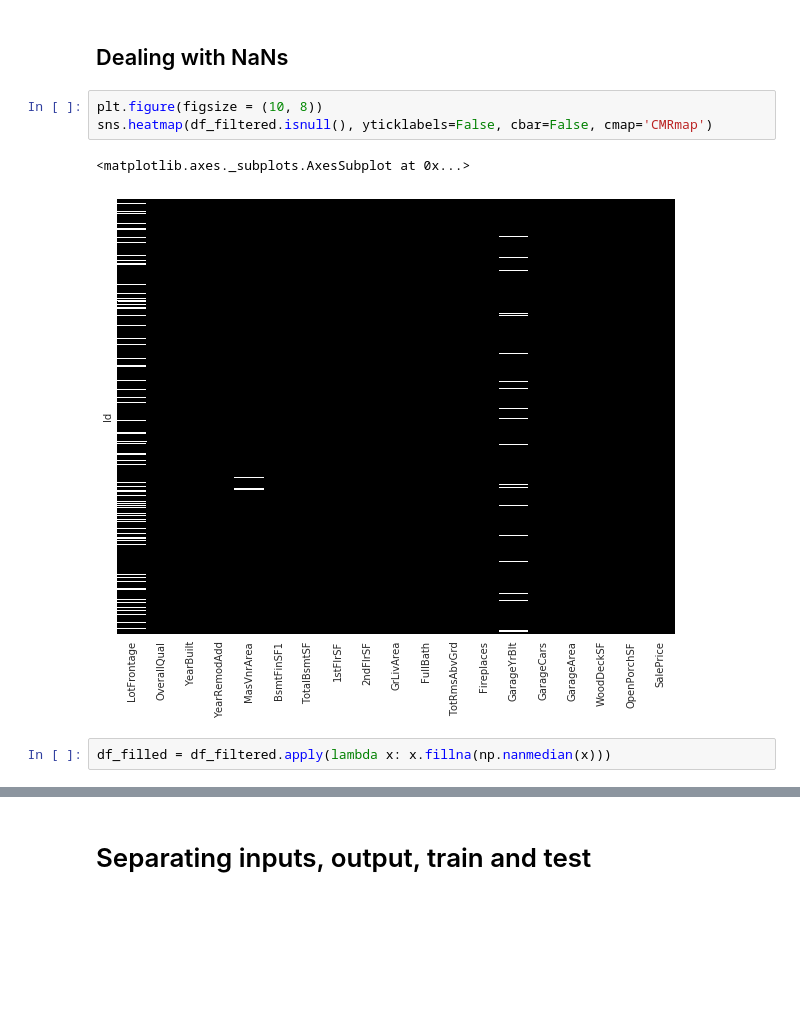
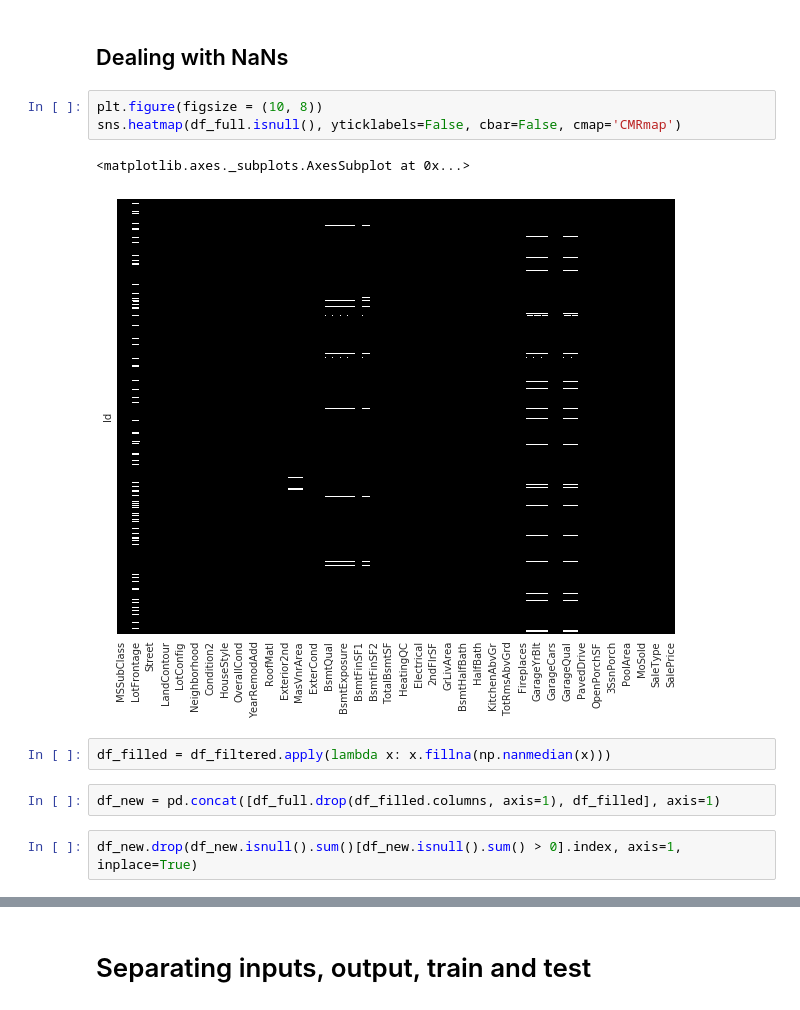
Before and after one commit to luamzi/Kaggle-House-Prices, a Jupyter notebook: House Prices Analysis.ipynb, the cells around one changed output, grey strips where cells are left out. Cells and saved outputs as stored; diff of their text form; blank space fills up the shorter version.

```diff
--- a/House Prices Analysis.ipynb
+++ b/House Prices Analysis.ipynb
@@ -78,11 +78,15 @@ df_filtered = df_full[high_corr_features.index]
 ## Dealing with NaNs
 # %%
 plt.figure(figsize = (10, 8))
-sns.heatmap(df_filtered.isnull(), yticklabels=False, cbar=False, cmap='CMRmap')
+sns.heatmap(df_full.isnull(), yticklabels=False, cbar=False, cmap='CMRmap')
 # %% [output]
 <matplotlib.axes._subplots.AxesSubplot at 0x...>
-[figure, old version]
+[figure, new version]
 # %%
 df_filled = df_filtered.apply(lambda x: x.fillna(np.nanmedian(x)))
+# %%
+df_new = pd.concat([df_full.drop(df_filled.columns, axis=1), df_filled], axis=1)
+# %%
+df_new.drop(df_new.isnull().sum()[df_new.isnull().sum() > 0].index, axis=1, inplace=True)
 # %%
 plt.figure(figsize = (10, 8))
```
Also changed, not shown: parts of 34 cells of this notebook, 3 other files.
